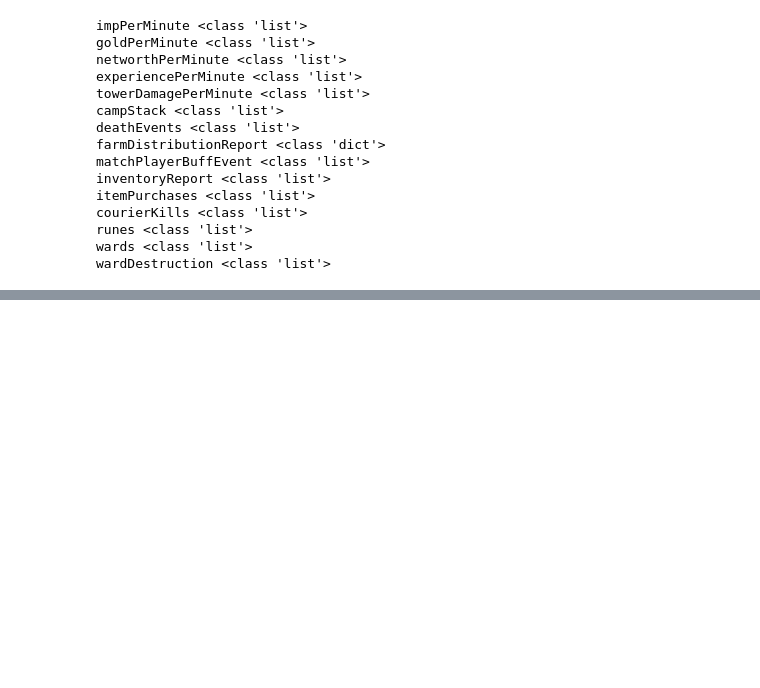
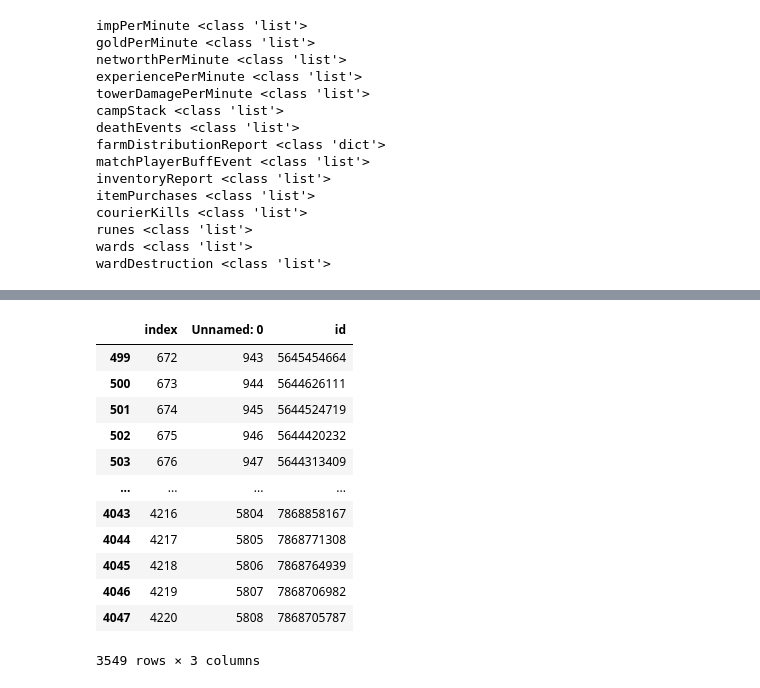
Before and after one commit to b-bige/dota-analytics, a Jupyter notebook: src/match_details_stratz.ipynb, the cells around one changed output, grey strips where cells are left out. Saved outputs shown, nothing was run; the diff lists cells and outputs as text; code cells hidden in the pictures; blank space fills up the shorter version.

```diff
--- a/src/match_details_stratz.ipynb
+++ b/src/match_details_stratz.ipynb
@@ -438,0 +260,17 @@ Data inserted into table 'match_ward_destructions' successfully.
+# %%
+match_ids = match_ids.drop(range(0, 499), axis=0)
+match_ids
+# %% [output]
+|  | index | Unnamed: 0 | id |
+| 499 | 672 | 943 | 5645454664 |
+| 500 | 673 | 944 | 5644626111 |
+| 501 | 674 | 945 | 5644524719 |
+| 502 | 675 | 946 | 5644420232 |
+| 503 | 676 | 947 | 5644313409 |
+| ... | ... | ... | ... |
+| 4043 | 4216 | 5804 | 7868858167 |
+| 4044 | 4217 | 5805 | 7868771308 |
+| 4045 | 4218 | 5806 | 7868764939 |
+| 4046 | 4219 | 5807 | 7868706982 |
+| 4047 | 4220 | 5808 | 7868705787 |
+3549 rows × 3 columns
```
Also changed, not shown: parts of 7 cells of this notebook, 5 other files.
